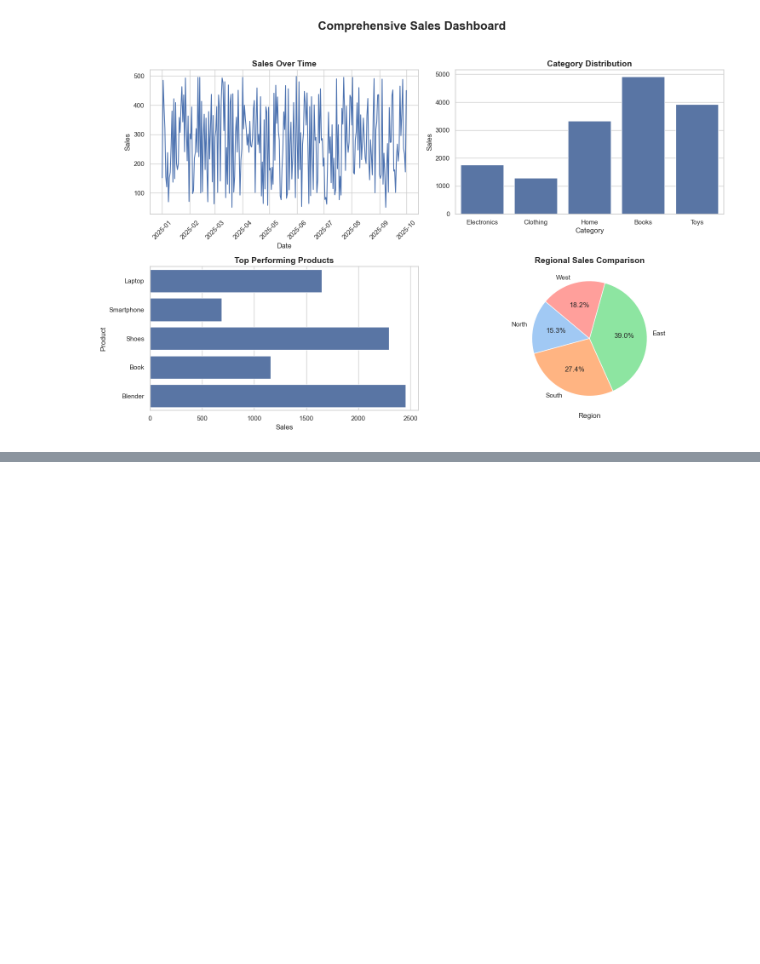
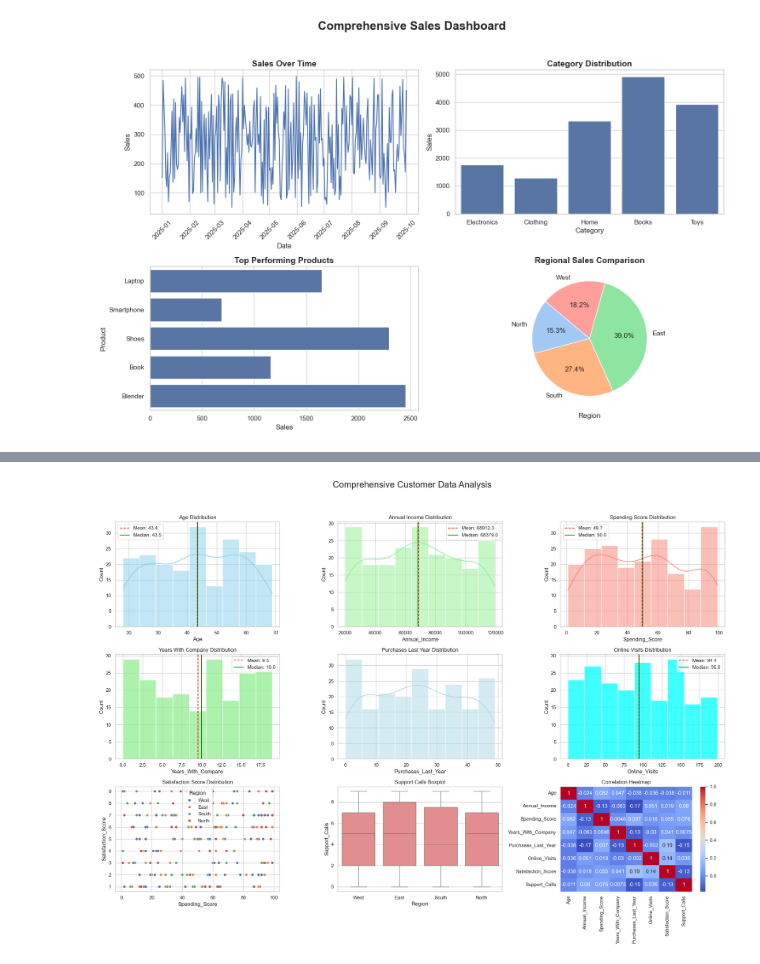
Before and after one commit to Idle-del/Matplotlib_Seaborn-Ai_BootCamp-, a Jupyter notebook: matplotlib.ipynb, the cells around one changed output, grey strips where cells are left out. Saved outputs shown, nothing was run; the diff lists cells and outputs as text; code cells hidden in the pictures; blank space fills up the shorter version.

Commit message:
Created statistical analysis visualization

```diff
--- a/matplotlib.ipynb
+++ b/matplotlib.ipynb
@@ -129,3 +118,19 @@ plt.tight_layout(rect=[0, 0, 1, 0.95])
 plt.show()
 # %% [output]
 [figure]
+# %%
+np.random.seed(42)
+
+data = pd.DataFrame({
+    'Age': np.random.randint(18, 70, 200),
+    'Annual_Income': np.random.randint(20000, 120000, 200),
+    'Spending_Score': np.random.randint(1, 100, 200),
+    'Years_With_Company': np.random.randint(0, 20, 200),
+    'Purchases_Last_Year': np.random.randint(0, 50, 200),
+    'Online_Visits': np.random.randint(0, 200, 200),
+    'Satisfaction_Score': np.random.randint(1, 10, 200),
+    'Support_Calls': np.random.randint(0, 10, 200),
+    'Region': np.random.choice(['North', 'South', 'East', 'West'], 200)
+})
+
+print(data.head().to_string(index=False))
@@ -131,0 +144,64 @@ plt.show()
+# %%
+## Assignment 2: Statistical Analysis Visualization
+sns.set(style="whitegrid")
+
+fig, axes = plt.subplots(3, 3, figsize=(20, 15))
+fig.suptitle('Comprehensive Customer Data Analysis', fontsize=20)
+
+axes = axes.flatten()
+
+# Age Distribution
+sns.histplot(data['Age'], kde=True, color='skyblue', ax=axes[0])
+axes[0].set_title('Age Distribution')
+axes[0].axvline(data['Age'].mean(), color='red', linestyle='--', label=f"Mean: {data['Age'].mean():.1f}")
+axes[0].axvline(data['Age'].median(), color='green', linestyle='-', label=f"Median: {data['Age'].median():.1f}")
+axes[0].legend()
+
+# Annual Income Distribution
+sns.histplot(data['Annual_Income'], kde=True, color='lightgreen', ax=axes[1])
+axes[1].set_title('Annual Income Distribution')
+axes[1].axvline(data['Annual_Income'].mean(), color='red', linestyle='--', label=f"Mean: {data['Annual_Income'].mean():.1f}")
+axes[1].axvline(data['Annual_Income'].median(), color='green', linestyle='-', label=f"Median: {data['Annual_Income'].median():.1f}")
+axes[1].legend()
+
+# Spending Score Distribution
+sns.histplot(data['Spending_Score'], kde=True, color='salmon', ax=axes[2])
+axes[2].set_title('Spending Score Distribution')
+axes[2].axvline(data['Spending_Score'].mean(), color='red', linestyle='--', label=f"Mean: {data['Spending_Score'].mean():.1f}")
+axes[2].axvline(data['Spending_Score'].median(), color='green', linestyle='-', label=f"Median: {data['Spending_Score'].median():.1f}")
+axes[2].legend()
+
+# Years With Company Distribution
+sns.histplot(data['Years_With_Company'], color='lightgreen', ax=axes[3])
+axes[3].set_title('Years With Company Distribution')
+axes[3].axvline(data['Years_With_Company'].mean(), color='red', linestyle='--', label=f"Mean: {data['Years_With_Company'].mean():.1f}")
+axes[3].axvline(data['Years_With_Company'].median(), color='green', linestyle='-', label=f"Median: {data['Years_With_Company'].median():.1f}")
+axes[3].legend()
+
+# Purchases Last Year Distribution
+sns.histplot(data['Purchases_Last_Year'], kde=True, color='lightblue', ax=axes[4])
+axes[4].set_title('Purchases Last Year Distribution')
+
+# Online Visits Distribution
+sns.histplot(data['Online_Visits'],  color='cyan', ax=axes[5])
+axes[5].set_title('Online Visits Distribution')
+axes[5].axvline(data['Online_Visits'].mean(), color='red', linestyle='--', label=f"Mean: {data['Online_Visits'].mean():.1f}")
+axes[5].axvline(data['Online_Visits'].median(), color='green', linestyle='-', label=f"Median: {data['Online_Visits'].median():.1f}")
+axes[5].legend()
+
+# Satisfaction Score Distribution
+sns.scatterplot(x='Spending_Score', y='Satisfaction_Score', data=data, hue='Region', ax=axes[6])
+axes[6].set_title('Satisfaction Score Distribution')
+
+# Support Calls Distribution
+sns.boxplot(x='Region', y='Support_Calls', data=data, color='lightcoral', ax=axes[7])
+axes[7].set_title('Support Calls Boxplot')
+
+corr = data.select_dtypes(include=np.number).corr()
+sns.heatmap(corr, annot=True, cmap='coolwarm', ax=axes[8])
+axes[8].set_title('Correlation Heatmap')
+
+plt.tight_layout(rect=[0, 0, 1, 0.95])
+plt.show()
+# %% [output]
+[figure, added]
```
Also changed, not shown: parts of 2 cells of this notebook.
